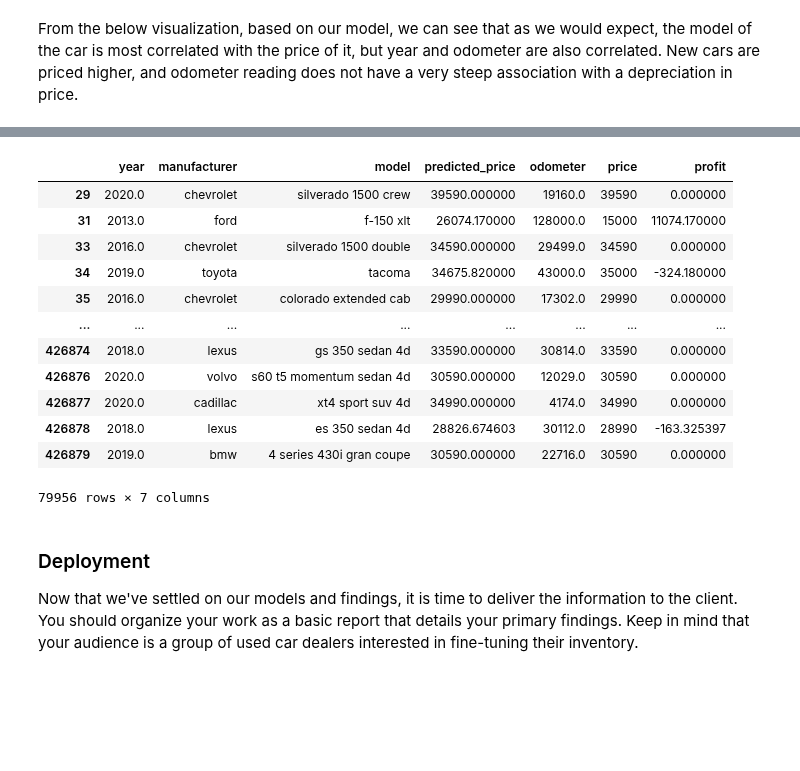
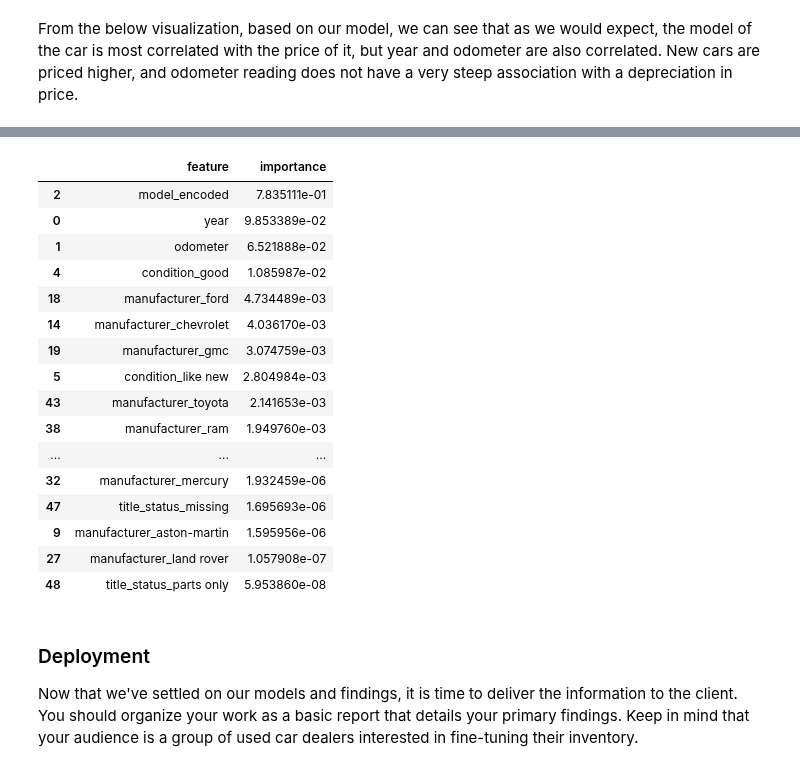
Before and after one commit to dslapelis/ML-AI-11.1, a Jupyter notebook: prompt_II.ipynb, the cells around one changed output, grey strips where cells are left out. Drawn from its saved outputs; the diff is of its cells as text; code cells hidden in the pictures; blank space fills up the shorter version.

```diff
--- a/prompt_II.ipynb
+++ b/prompt_II.ipynb
@@ -448,16 +451,2 @@ data3["profit"] = data3["predicted_price"] - data3["price"]
 # %%
-data3[data3["predicted_price"] > data3["model_encoded"]][["year", "manufacturer", "model", "predicted_price", "odometer", "price", "profit"]]
+data4 = data4[data4["predicted_price"] > data4["model_encoded"]][["year", "manufacturer", "model", "odometer", "title_status", "price", "model_encoded", "predicted_price", "profit"]]
-# %% [output]
-|  | year | manufacturer | model | predicted_price | odometer | price | profit |
-| 29 | 2020.0 | chevrolet | silverado 1500 crew | 39590.000000 | 19160.0 | 39590 | 0.000000 |
-| 31 | 2013.0 | ford | f-150 xlt | 26074.170000 | 128000.0 | 15000 | 11074.170000 |
-| 33 | 2016.0 | chevrolet | silverado 1500 double | 34590.000000 | 29499.0 | 34590 | 0.000000 |
-| 34 | 2019.0 | toyota | tacoma | 34675.820000 | 43000.0 | 35000 | -324.180000 |
-| 35 | 2016.0 | chevrolet | colorado extended cab | 29990.000000 | 17302.0 | 29990 | 0.000000 |
-| ... | ... | ... | ... | ... | ... | ... | ... |
-| 426874 | 2018.0 | lexus | gs 350 sedan 4d | 33590.000000 | 30814.0 | 33590 | 0.000000 |
-| 426876 | 2020.0 | volvo | s60 t5 momentum sedan 4d | 30590.000000 | 12029.0 | 30590 | 0.000000 |
-| 426877 | 2020.0 | cadillac | xt4 sport suv 4d | 34990.000000 | 4174.0 | 34990 | 0.000000 |
-| 426878 | 2018.0 | lexus | es 350 sedan 4d | 28826.674603 | 30112.0 | 28990 | -163.325397 |
-| 426879 | 2019.0 | bmw | 4 series 430i gran coupe | 30590.000000 | 22716.0 | 30590 | 0.000000 |
-79956 rows × 7 columns
@@ -464,3 +471,25 @@ data3[data3["predicted_price"] > data3["model_encoded"]][["year", "manufacturer"
+# %%
+importance = model.feature_importances_
+feature_importance = pd.DataFrame({'feature': X_train.columns, "importance": importance}).sort_values(by='importance', ascending=False)
+feature_importance
+# %% [output]
+|  | feature | importance |
+| 2 | model_encoded | 7.835111e-01 |
+| 0 | year | 9.853389e-02 |
+| 1 | odometer | 6.521888e-02 |
+| 4 | condition_good | 1.085987e-02 |
+| 18 | manufacturer_ford | 4.734489e-03 |
+| 14 | manufacturer_chevrolet | 4.036170e-03 |
+| 19 | manufacturer_gmc | 3.074759e-03 |
+| 5 | condition_like new | 2.804984e-03 |
+| 43 | manufacturer_toyota | 2.141653e-03 |
+| 38 | manufacturer_ram | 1.949760e-03 |
+| ... | ... | ... |
+| 32 | manufacturer_mercury | 1.932459e-06 |
+| 47 | title_status_missing | 1.695693e-06 |
+| 9 | manufacturer_aston-martin | 1.595956e-06 |
+| 27 | manufacturer_land rover | 1.057908e-07 |
+| 48 | title_status_parts only | 5.953860e-08 |
 # %% [markdown]
 ### Deployment
 
```
Also changed, not shown: parts of 15 cells of this notebook, 2 other files.
